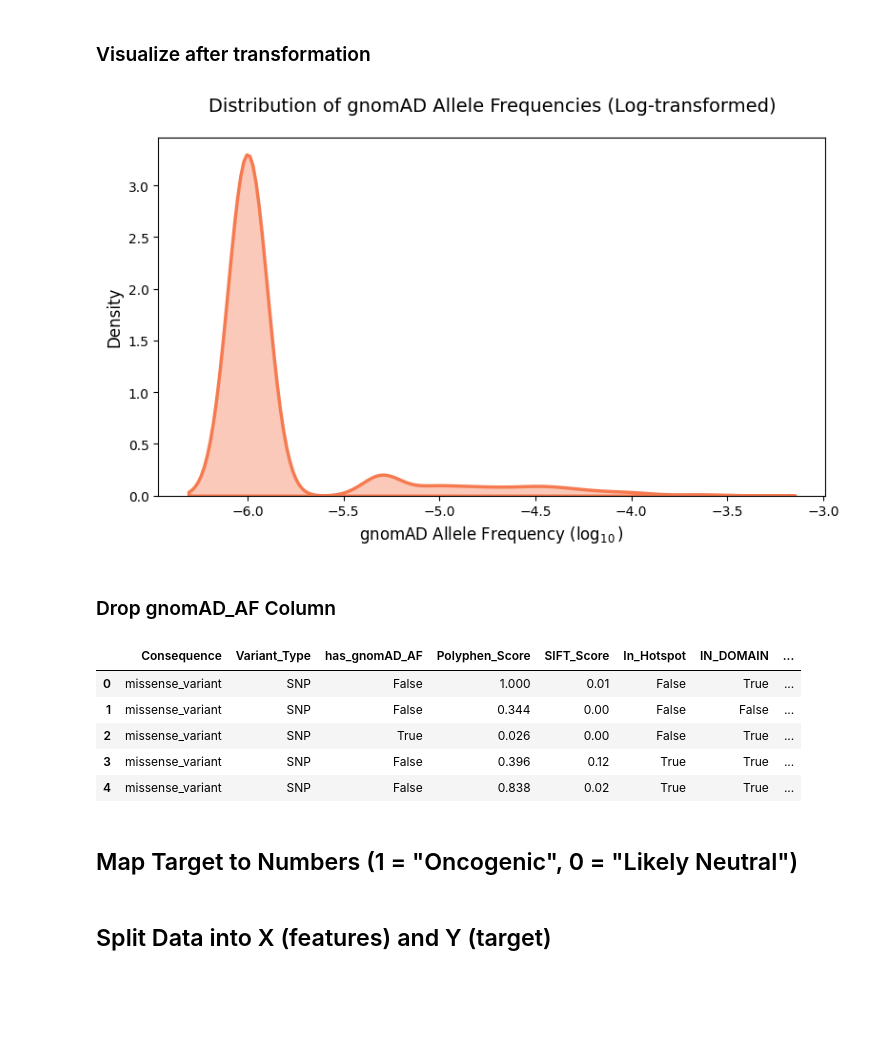
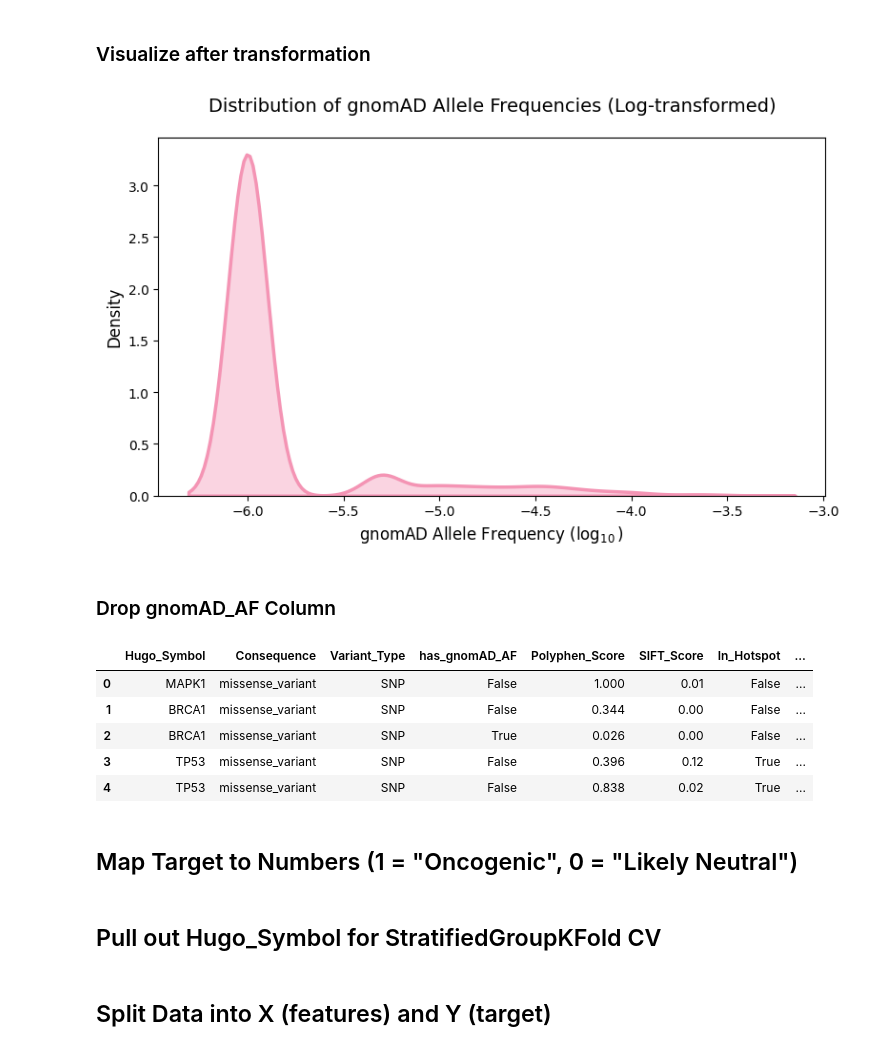
Before and after one commit to anekleiven/machine_learning_pipeline, a Jupyter notebook: 03_Data_preparation.ipynb, the cells around one changed output. Drawn from its saved outputs; the diff is of its cells as text; code cells hidden in the pictures; blank space fills up the shorter version.

```diff
--- a/03_Data_preparation.ipynb
+++ b/03_Data_preparation.ipynb
@@ -12,7 +12,7 @@ from sklearn.model_selection import train_test_split
 # %% [markdown]
 ## Import Preprocessed Data
 # %%
-ml_data = pd.read_csv("output/processed_variants_for_EDA.tsv", sep="\t", low_memory=False)
+ml_data = pd.read_csv("data/processed_variants_for_EDA.tsv", sep="\t", low_memory=False)
 print(f"Loaded {len(ml_data)} variants.")
 display(ml_data.head())
 # %% [output]
@@ -28,3 +25,0 @@ Loaded 1906 variants.
-# %%
-ml_data = ml_data.drop('Hugo_Symbol', axis=1)
-display(ml_data.head())
@@ -69,36 +57,39 @@ ml_data['gnomAD_AF_log'] = np.log10(ml_data['gnomAD_AF'] + epsilon)
 # %%
 plt.figure(figsize=(8,5))
 
 sns.kdeplot(x='gnomAD_AF_log',
             data=ml_data,
-            color="#f67a50",
+            color="#f494b4",
             fill=True,
             common_norm=False,
             alpha=0.4,
             linewidth=2.5)
 
 plt.title('Distribution of gnomAD Allele Frequencies (Log-transformed)', fontsize=14, pad=20)
 plt.xlabel(r'gnomAD Allele Frequency ($\log_{10}$)', fontsize=12)
 plt.ylabel('Density', fontsize=12)
+
 plt.tight_layout()
 plt.savefig("plots/gnomad_log_distribution.png", dpi=300)
 plt.show()
 # %% [output]
-[figure, old version]
+[figure, new version]
 # %% [markdown]
 ### Drop gnomAD_AF Column
 # %%
 ml_data = ml_data.drop('gnomAD_AF', axis=1)
 display(ml_data.head())
 # %% [output]
-|  | Consequence | Variant_Type | has_gnomAD_AF | Polyphen_Score | SIFT_Score | In_Hotspot | IN_DOMAIN | ... |
-| 0 | missense_variant | SNP | False | 1.000 | 0.01 | False | True | ... |
-| 1 | missense_variant | SNP | False | 0.344 | 0.00 | False | False | ... |
-| 2 | missense_variant | SNP | True | 0.026 | 0.00 | False | True | ... |
-| 3 | missense_variant | SNP | False | 0.396 | 0.12 | True | True | ... |
-| 4 | missense_variant | SNP | False | 0.838 | 0.02 | True | True | ... |
+|  | Hugo_Symbol | Consequence | Variant_Type | has_gnomAD_AF | Polyphen_Score | SIFT_Score | In_Hotspot | ... |
+| 0 | MAPK1 | missense_variant | SNP | False | 1.000 | 0.01 | False | ... |
+| 1 | BRCA1 | missense_variant | SNP | False | 0.344 | 0.00 | False | ... |
+| 2 | BRCA1 | missense_variant | SNP | True | 0.026 | 0.00 | False | ... |
+| 3 | TP53 | missense_variant | SNP | False | 0.396 | 0.12 | True | ... |
+| 4 | TP53 | missense_variant | SNP | False | 0.838 | 0.02 | True | ... |
 # %% [markdown]
 ## Map Target to Numbers (1 = "Oncogenic", 0 = "Likely Neutral")
 # %%
 target_map = {'Oncogenic': 1, 'Likely Neutral': 0}
 ml_data['TARGET'] = ml_data['ONCOGENIC'].map(target_map)
+# %% [markdown]
+## Pull out Hugo_Symbol for StratifiedGroupKFold CV
```
Also changed, not shown: parts of 5 cells of this notebook, 11 other files.
